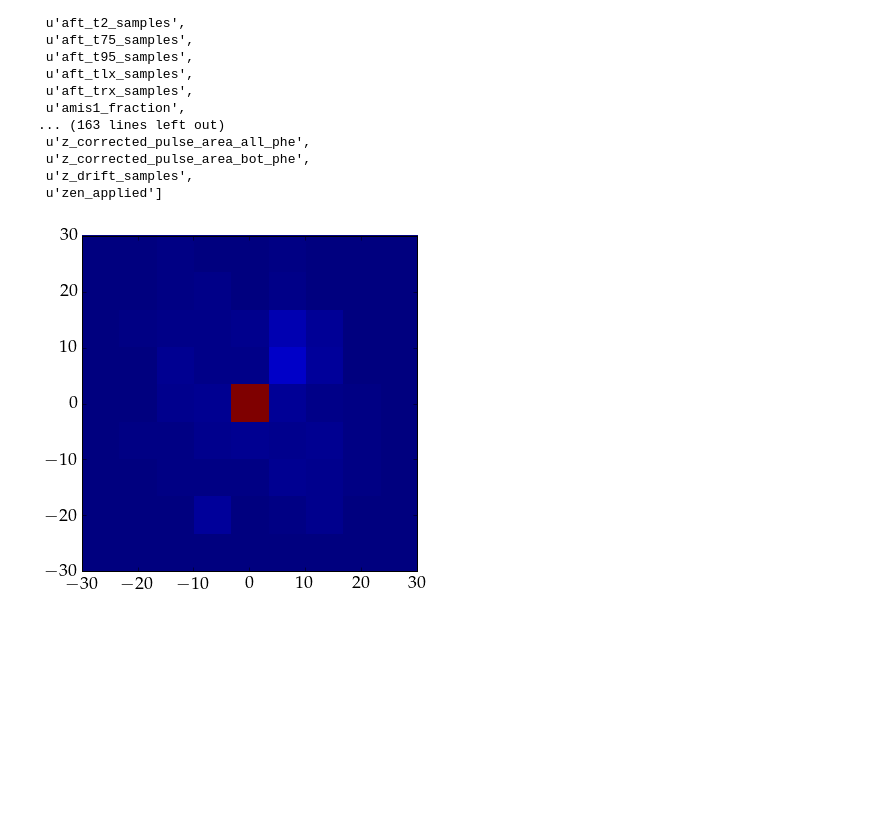
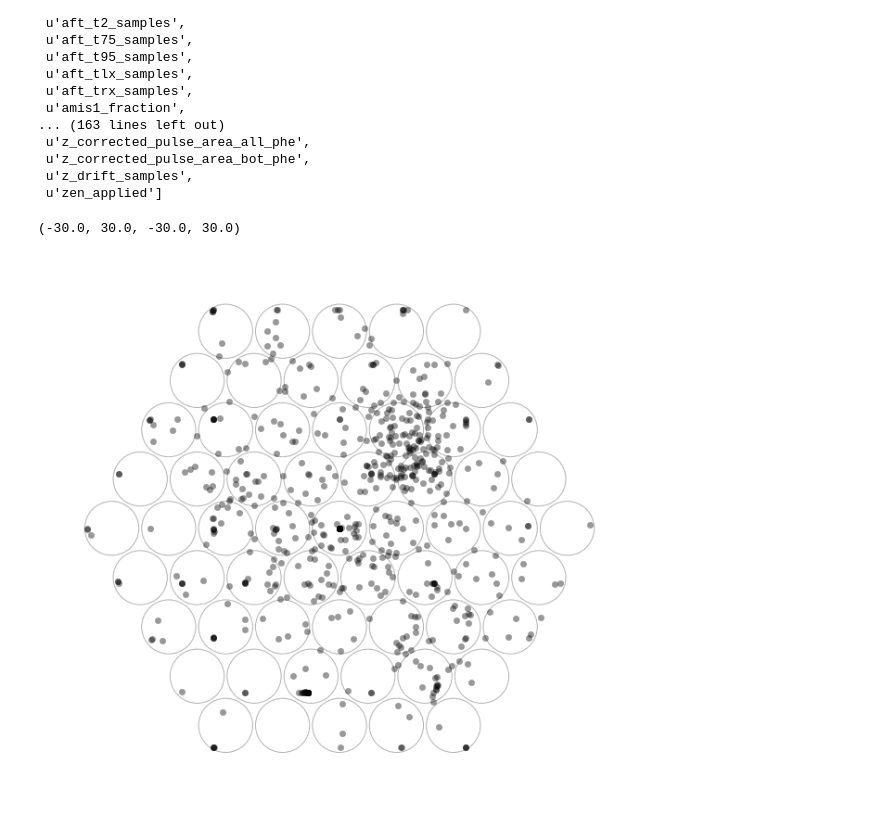
Before and after one commit to carlosfaham/lux_hdf5_file_format, a Jupyter notebook: LUX HDF5 Demo.ipynb, the cells around one changed output. Drawn from its saved outputs; the diff is of its cells as text; code cells hidden in the pictures; blank space fills up the shorter version.

Commit message:
Updated PMT x-y scatter plot and added PMT plotting utility

```diff
--- a/LUX HDF5 Demo.ipynb
+++ b/LUX HDF5 Demo.ipynb
@@ -117,17 +118,20 @@ frq['rqs'].keys()
  u'z_drift_samples',
  u'zen_applied']
 # %%
-fig = plt.figure(figsize=(6.,6.))
-ax = plt.gca()
+import PlotPMTMap
+reload(PlotPMTMap)
+from PlotPMTMap import plot_pmt_array
 
-bins = np.linspace(-30,30,10)
+fig,ax = plt.subplots(1,1,figsize=(10.,10.))
+plot_pmt_array(ax)
 
 x_cm = np.array(frq['rqs']['cor_x_cm'][:])
 x_cm = x_cm.flatten()
 y_cm = np.array(frq['rqs']['cor_y_cm'][:])
 y_cm = y_cm.flatten()
 
-# plt.plot(frq['rqs']['cor_x_cm'][:],frq['rqs']['cor_y_cm'][:],'ko',alpha=0.5);
-plt.hist2d(x_cm,y_cm,bins=bins);
+ax.plot(frq['rqs']['cor_x_cm'][:],frq['rqs']['cor_y_cm'][:],'ko',alpha=0.4);
+ax.axis('off')
 # %% [output]
+(-30.0, 30.0, -30.0, 30.0)
-[figure, old version]
+[figure, new version]
```
Also changed, not shown: parts of 2 cells of this notebook, 1 other file.
